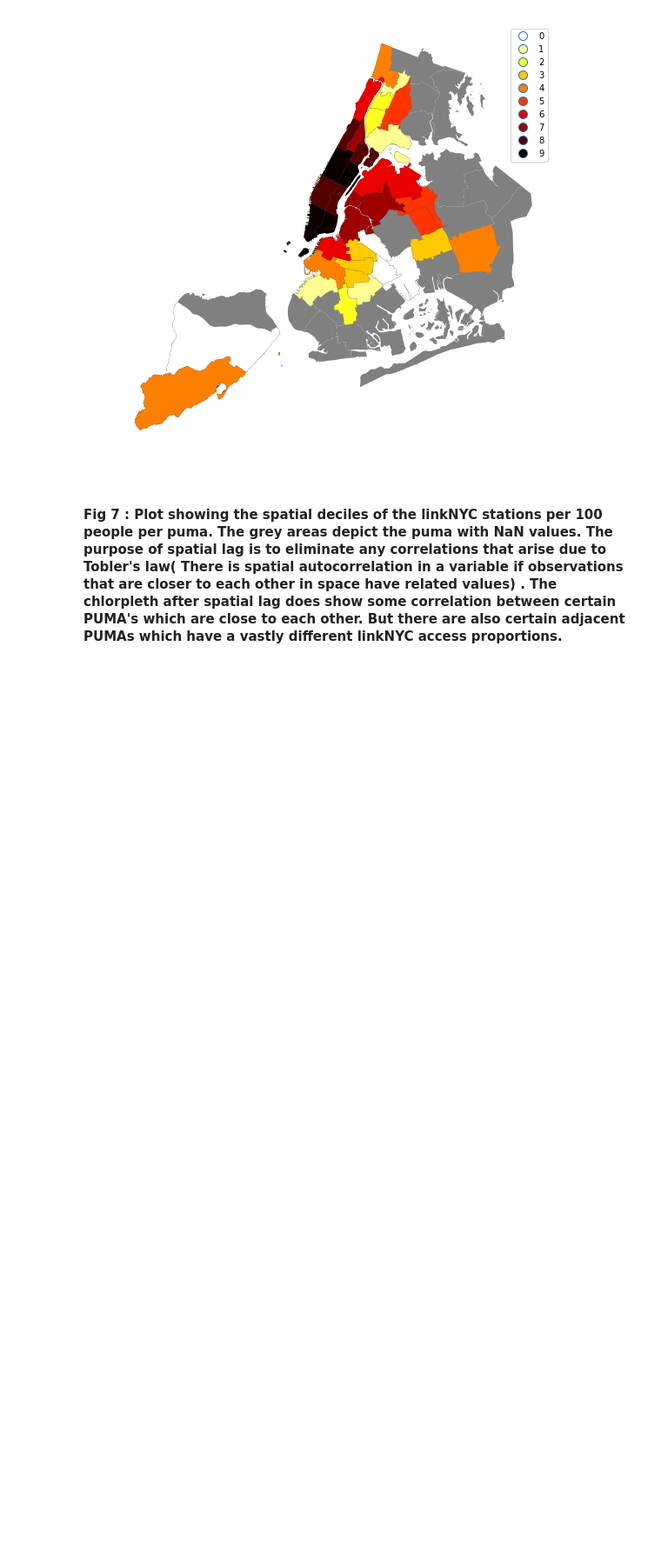
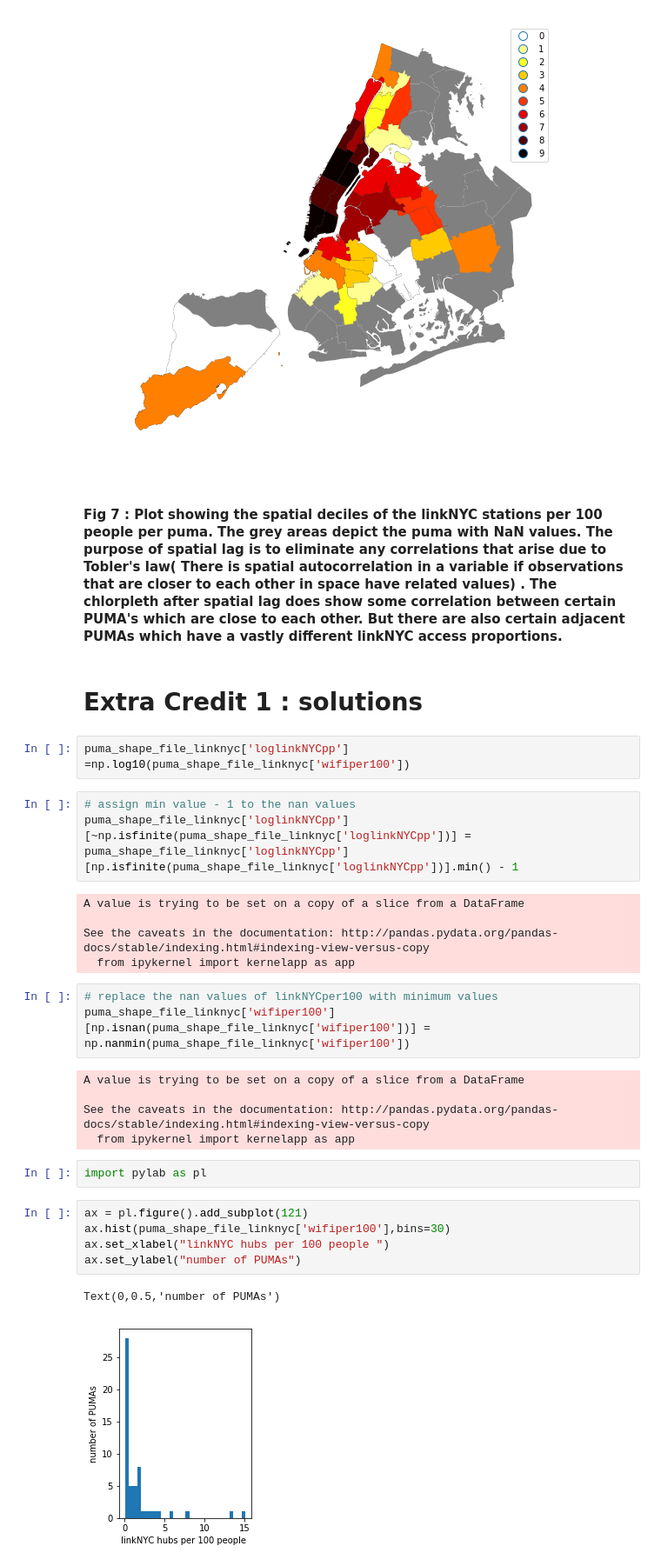
Before and after one commit to vvt221/PUI2018_vvt221, a Jupyter notebook: HW7_vvt221/Assignment1_vvt221.ipynb, the cells around one changed output. Shown at 87% size. Saved outputs shown, nothing was run; the diff lists cells and outputs as text; blank space fills up the shorter version.

```diff
--- a/HW7_vvt221/Assignment1_vvt221.ipynb
+++ b/HW7_vvt221/Assignment1_vvt221.ipynb
@@ -685,3 +685,33 @@ plt.title("");
 [figure]
 # %% [markdown]
 #### Fig 7 : Plot showing the spatial deciles of the linkNYC stations per 100 people per puma. The grey areas depict the puma with NaN values. The purpose of spatial lag is to eliminate any correlations that arise due to Tobler's law( There is spatial autocorrelation in a variable if observations that are closer to each other in space have related values) . The chlorpleth after spatial lag does show some correlation between certain PUMA's which are close to each other. But there are also certain adjacent PUMAs which have a vastly different linkNYC access proportions.
+# %% [markdown]
+# Extra Credit 1 : solutions
+# %%
+puma_shape_file_linknyc['loglinkNYCpp'] =np.log10(puma_shape_file_linknyc['wifiper100'])
+# %%
+# assign min value - 1 to the nan values
+puma_shape_file_linknyc['loglinkNYCpp'][~np.isfinite(puma_shape_file_linknyc['loglinkNYCpp'])] = puma_shape_file_linknyc['loglinkNYCpp'][np.isfinite(puma_shape_file_linknyc['loglinkNYCpp'])].min() - 1
+# %% [output]
+A value is trying to be set on a copy of a slice from a DataFrame
+
+See the caveats in the documentation: http://pandas.pydata.org/pandas-docs/stable/indexing.html#indexing-view-versus-copy
+  from ipykernel import kernelapp as app
+# %%
+# replace the nan values of linkNYCper100 with minimum values
+puma_shape_file_linknyc['wifiper100'][np.isnan(puma_shape_file_linknyc['wifiper100'])] = np.nanmin(puma_shape_file_linknyc['wifiper100'])
+# %% [output]
+A value is trying to be set on a copy of a slice from a DataFrame
+
+See the caveats in the documentation: http://pandas.pydata.org/pandas-docs/stable/indexing.html#indexing-view-versus-copy
+  from ipykernel import kernelapp as app
+# %%
+import pylab as pl
+# %%
+ax = pl.figure().add_subplot(121)
+ax.hist(puma_shape_file_linknyc['wifiper100'],bins=30)
+ax.set_xlabel("linkNYC hubs per 100 people ")
+ax.set_ylabel("number of PUMAs")
+# %% [output]
+Text(0,0.5,'number of PUMAs')
+[figure, added]
```
Also changed, not shown: parts of 7 cells of this notebook, 13 other files.
